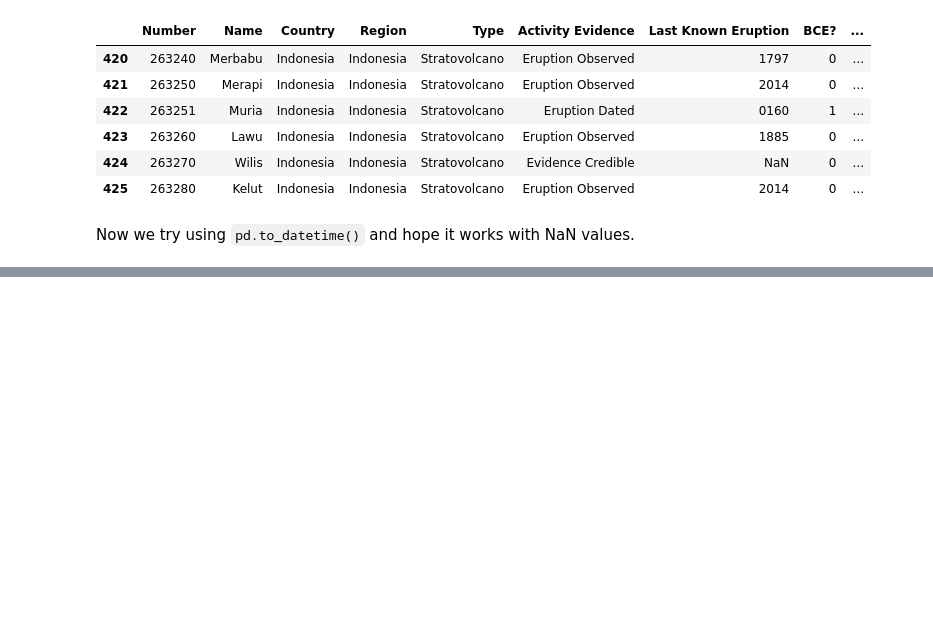
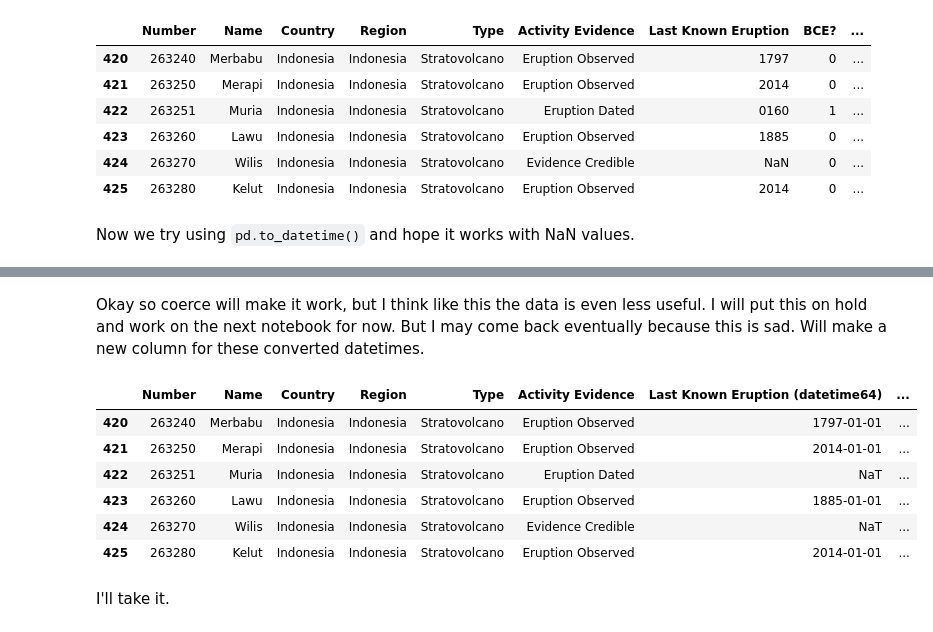
Before and after one commit to ijessicachen/introdatascience, a Jupyter notebook: 2-Working-With-Data/08-data-preparation/datacleaning-parsingdates.ipynb, the cells around one changed output, grey strips where cells are left out. Saved outputs shown, nothing was run; the diff lists cells and outputs as text; code cells hidden in the pictures; blank space fills up the shorter version.

Commit message:
Kaggle Notebook | datacleaning_parsingdates | 1.0, volcanos lke has badly parsed but parsed dates

```diff
--- a/2-Working-With-Data/08-data-preparation/datacleaning-parsingdates.ipynb
+++ b/2-Working-With-Data/08-data-preparation/datacleaning-parsingdates.ipynb
@@ -364,0 +390,20 @@ volcanos['Last Known Eruption'].loc[846]
+# %% [markdown]
+Okay so coerce will make it work, but I think like this the data is even less useful. I will put this on hold and work on the next notebook for now. But I may come back eventually because this is sad. Will make a new column for these converted datetimes.
+# %%
+# add column for datetimes
+volcanos.insert(6, 'Last Known Eruption (datetime64)', 0)
+volcanos.head()
+
+# move datetime info to that column
+volcanos['Last Known Eruption (datetime64)'] = pd.to_datetime(volcanos['Last Known Eruption'], format = "%Y", errors="coerce")
+volcanos.loc[420:425]
+# %% [output]
+|  | Number | Name | Country | Region | Type | Activity Evidence | Last Known Eruption (datetime64) | ... |
+| 420 | 263240 | Merbabu | Indonesia | Indonesia | Stratovolcano | Eruption Observed | 1797-01-01 | ... |
+| 421 | 263250 | Merapi | Indonesia | Indonesia | Stratovolcano | Eruption Observed | 2014-01-01 | ... |
+| 422 | 263251 | Muria | Indonesia | Indonesia | Stratovolcano | Eruption Dated | NaT | ... |
+| 423 | 263260 | Lawu | Indonesia | Indonesia | Stratovolcano | Eruption Observed | 1885-01-01 | ... |
+| 424 | 263270 | Wilis | Indonesia | Indonesia | Stratovolcano | Evidence Credible | NaT | ... |
+| 425 | 263280 | Kelut | Indonesia | Indonesia | Stratovolcano | Eruption Observed | 2014-01-01 | ... |
+# %% [markdown]
+I'll take it.
```
Also changed, not shown: parts of 2 cells of this notebook.
